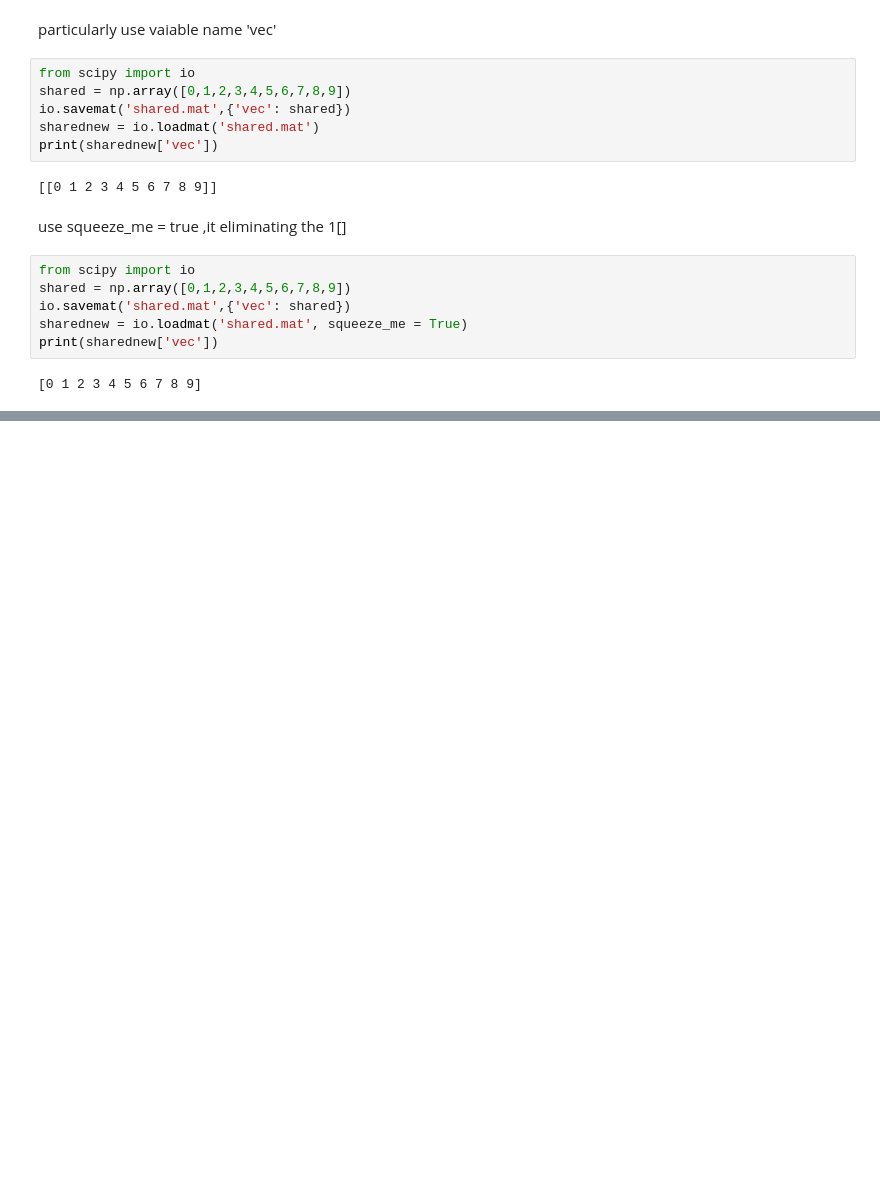
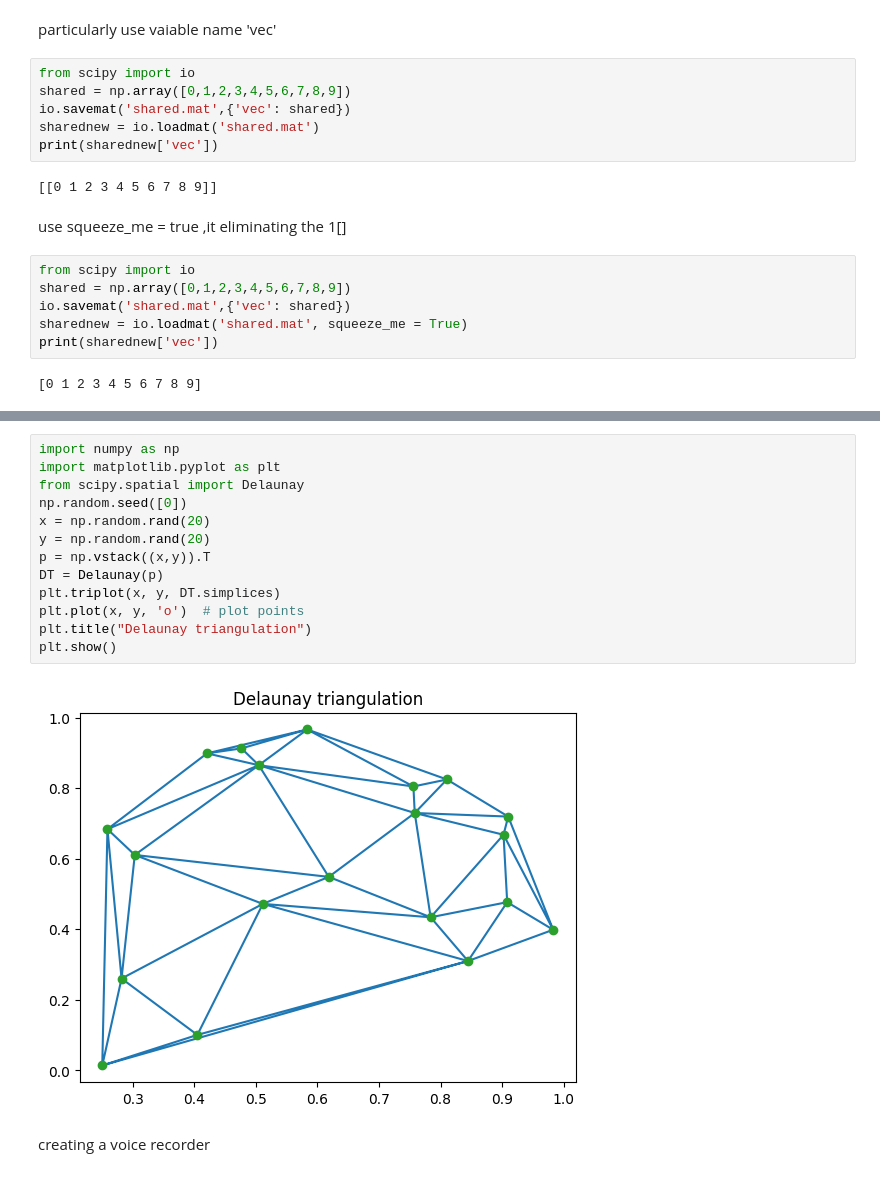
Before and after one commit to BalaMahalakshmi/Python, a Jupyter notebook: scipy.ipynb, the cells around one changed output, grey strips where cells are left out. Drawn from its saved outputs; the diff is of its cells as text; blank space fills up the shorter version.

```diff
--- a/scipy.ipynb
+++ b/scipy.ipynb
@@ -580,0 +619,17 @@ print(sharednew['vec'])
+# %%
+import numpy as np
+import matplotlib.pyplot as plt
+from scipy.spatial import Delaunay
+np.random.seed([0])
+x = np.random.rand(20)
+y = np.random.rand(20)
+p = np.vstack((x,y)).T
+DT = Delaunay(p)
+plt.triplot(x, y, DT.simplices)
+plt.plot(x, y, 'o')  # plot points
+plt.title("Delaunay triangulation")
+plt.show()
+# %% [output]
+[figure, added]
+# %% [markdown]
+creating a voice recorder
```
Also changed, not shown: parts of 7 cells of this notebook.
